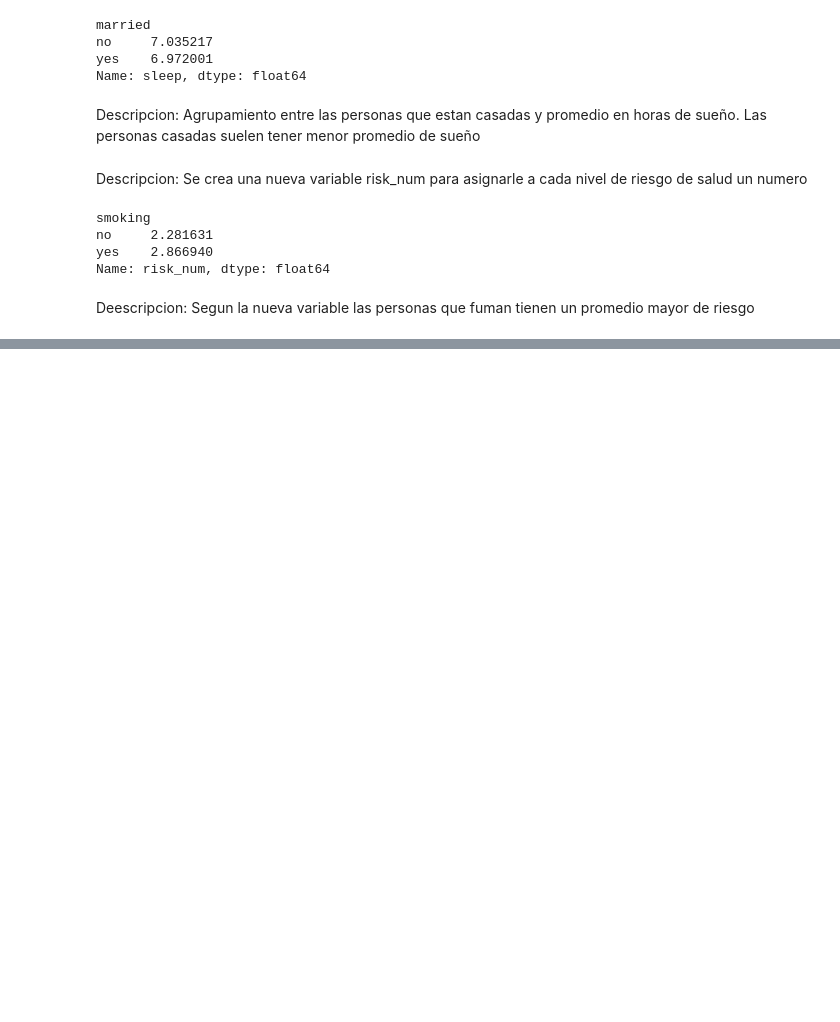
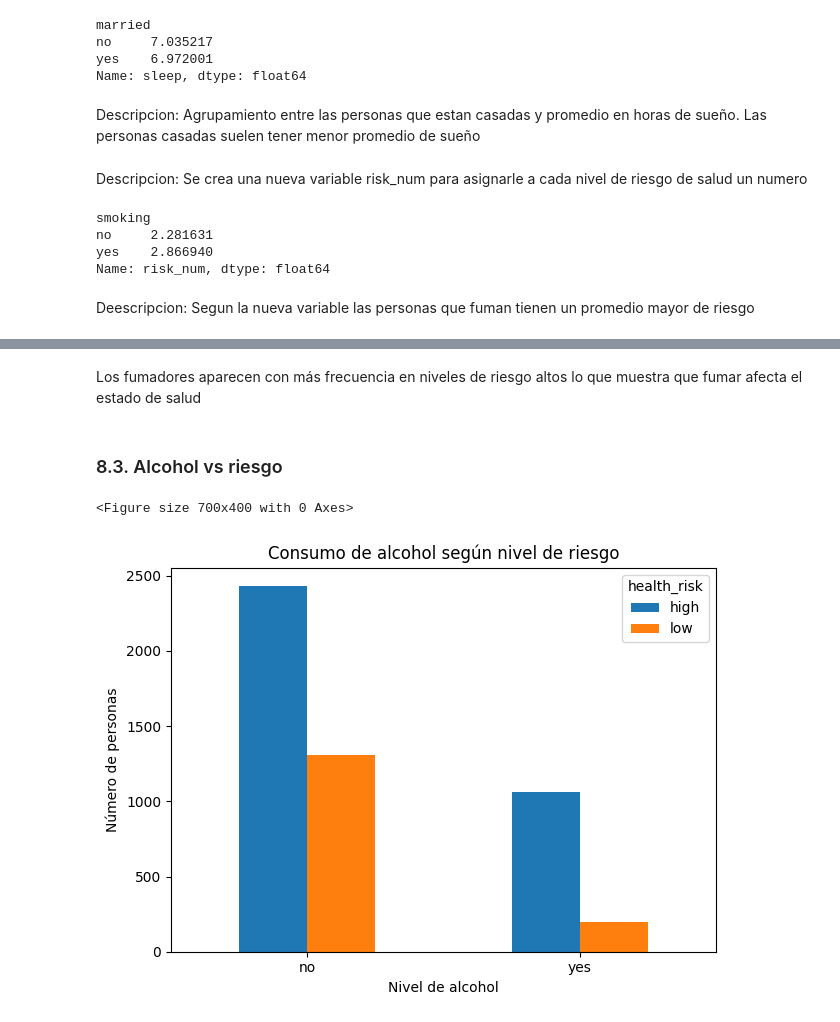
Before and after one commit to DiegoPineda08/PROYECTO-SALUD, a Jupyter notebook: notebooks/Proyecto_Salud.ipynb, the cells around one changed output, grey strips where cells are left out. Cells and saved outputs as stored; diff of their text form; code cells hidden in the pictures; blank space fills up the shorter version.

```diff
--- a/notebooks/Proyecto_Salud.ipynb
+++ b/notebooks/Proyecto_Salud.ipynb
@@ -390,0 +427,19 @@ Deescripcion: Segun la nueva variable las personas que fuman tienen un promedio
+# %% [markdown]
+Los fumadores aparecen con más frecuencia en niveles de riesgo altos lo que muestra que fumar afecta el estado de salud
+# %% [markdown]
+### 8.3. Alcohol vs riesgo
+# %%
+tabla_alcohol = pd.crosstab(df['alcohol'], df['health_risk'])
+
+plt.figure(figsize=(7,4))
+tabla_alcohol.plot(kind='bar')
+
+plt.title('Consumo de alcohol según nivel de riesgo')
+plt.xlabel('Nivel de alcohol')
+plt.ylabel('Número de personas')
+plt.xticks(rotation=0)
+plt.tight_layout()
+plt.show()
+# %% [output]
+<Figure size 700x400 with 0 Axes>
+[figure, added]
```
Also changed, not shown: parts of 15 cells of this notebook.
